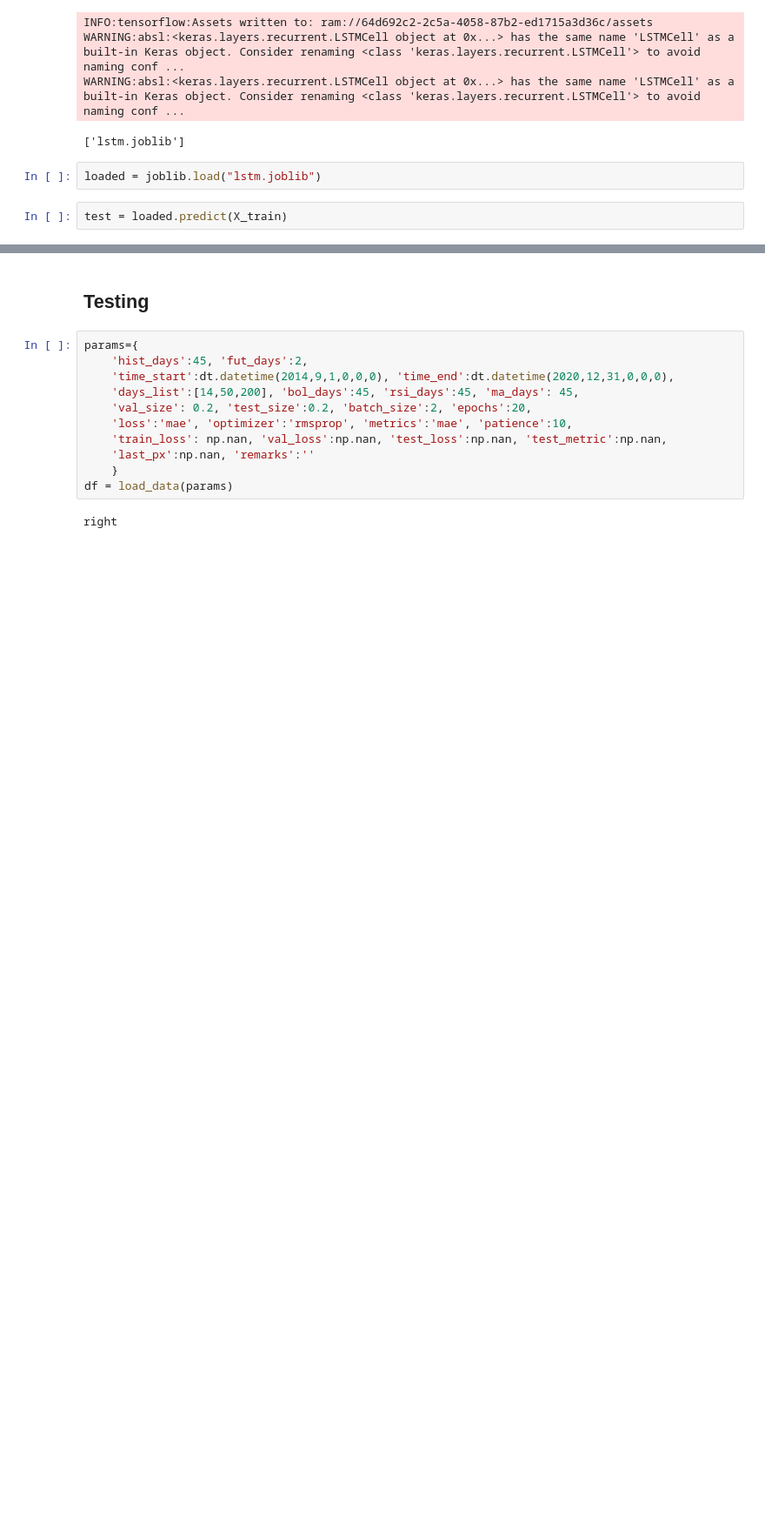
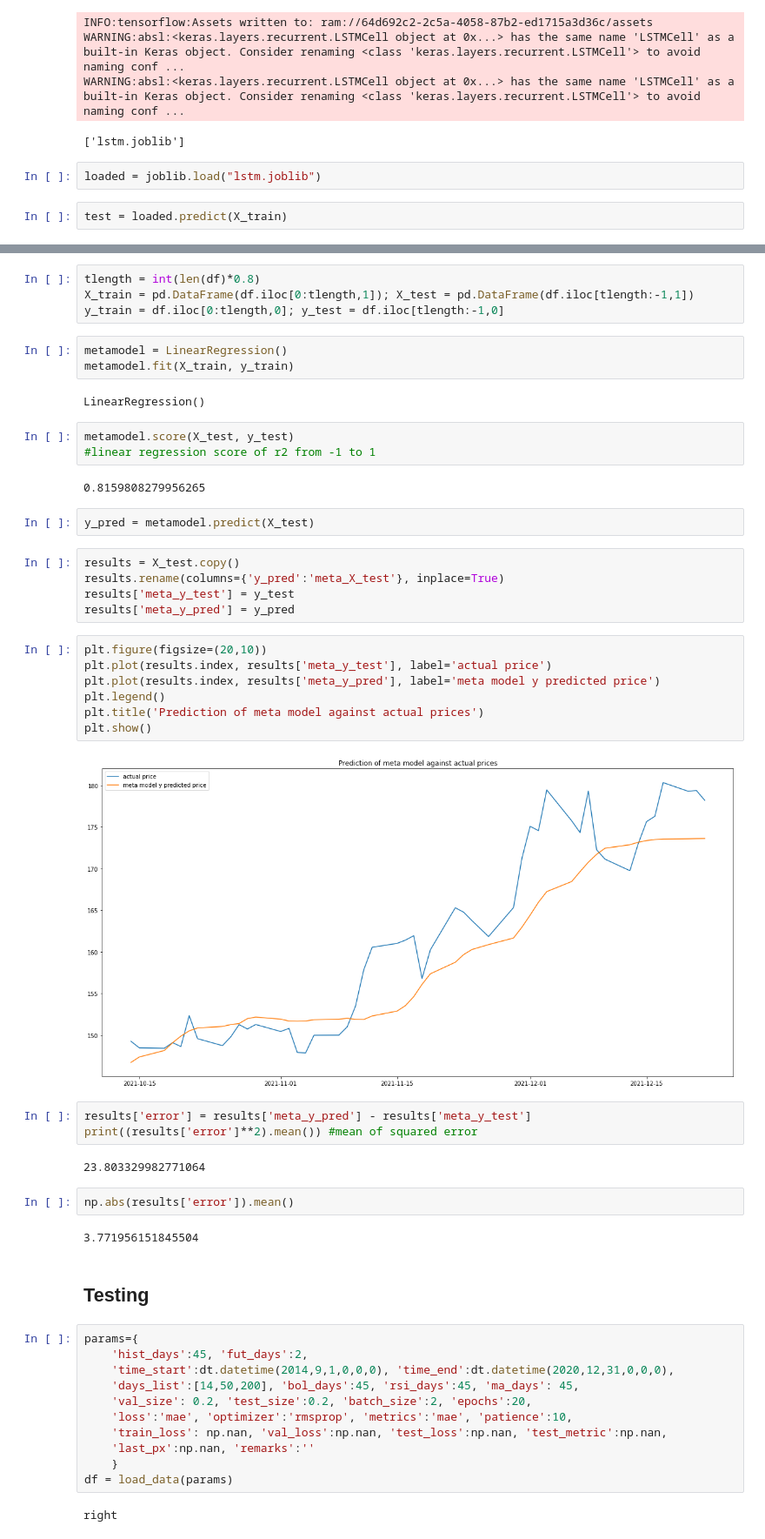
Before and after one commit to ivanlimsy/iOracle, a Jupyter notebook: notebooks/iOracle Deep Learning Ivan.ipynb, the cells around one changed output, grey strips where cells are left out. Shown: that part at 87% size. Cells and saved outputs as stored; diff of their text form; blank space fills up the shorter version.

Commit message:
added simple stacked linear regression

```diff
--- a/notebooks/iOracle Deep Learning Ivan.ipynb
+++ b/notebooks/iOracle Deep Learning Ivan.ipynb
@@ -901,3 +917,42 @@ test = loaded.predict(X_train)
+# %%
+tlength = int(len(df)*0.8)
+X_train = pd.DataFrame(df.iloc[0:tlength,1]); X_test = pd.DataFrame(df.iloc[tlength:-1,1])
+y_train = df.iloc[0:tlength,0]; y_test = df.iloc[tlength:-1,0]
+# %%
+metamodel = LinearRegression()
+metamodel.fit(X_train, y_train)
+# %% [output]
+LinearRegression()
+# %%
+metamodel.score(X_test, y_test)
+#linear regression score of r2 from -1 to 1
+# %% [output]
+0.8159808279956265
+# %%
+y_pred = metamodel.predict(X_test)
+# %%
+results = X_test.copy()
+results.rename(columns={'y_pred':'meta_X_test'}, inplace=True)
+results['meta_y_test'] = y_test
+results['meta_y_pred'] = y_pred
+# %%
+plt.figure(figsize=(20,10))
+plt.plot(results.index, results['meta_y_test'], label='actual price')
+plt.plot(results.index, results['meta_y_pred'], label='meta model y predicted price')
+plt.legend()
+plt.title('Prediction of meta model against actual prices')
+plt.show()
+# %% [output]
+[figure, added]
+# %%
+results['error'] = results['meta_y_pred'] - results['meta_y_test']
+print((results['error']**2).mean()) #mean of squared error
+# %% [output]
+23.803329982771064
+# %%
+np.abs(results['error']).mean()
+# %% [output]
+3.771956151845504
 # %% [markdown]
 ## Testing
 # %%
```
Also changed, not shown: parts of 5 cells of this notebook.
